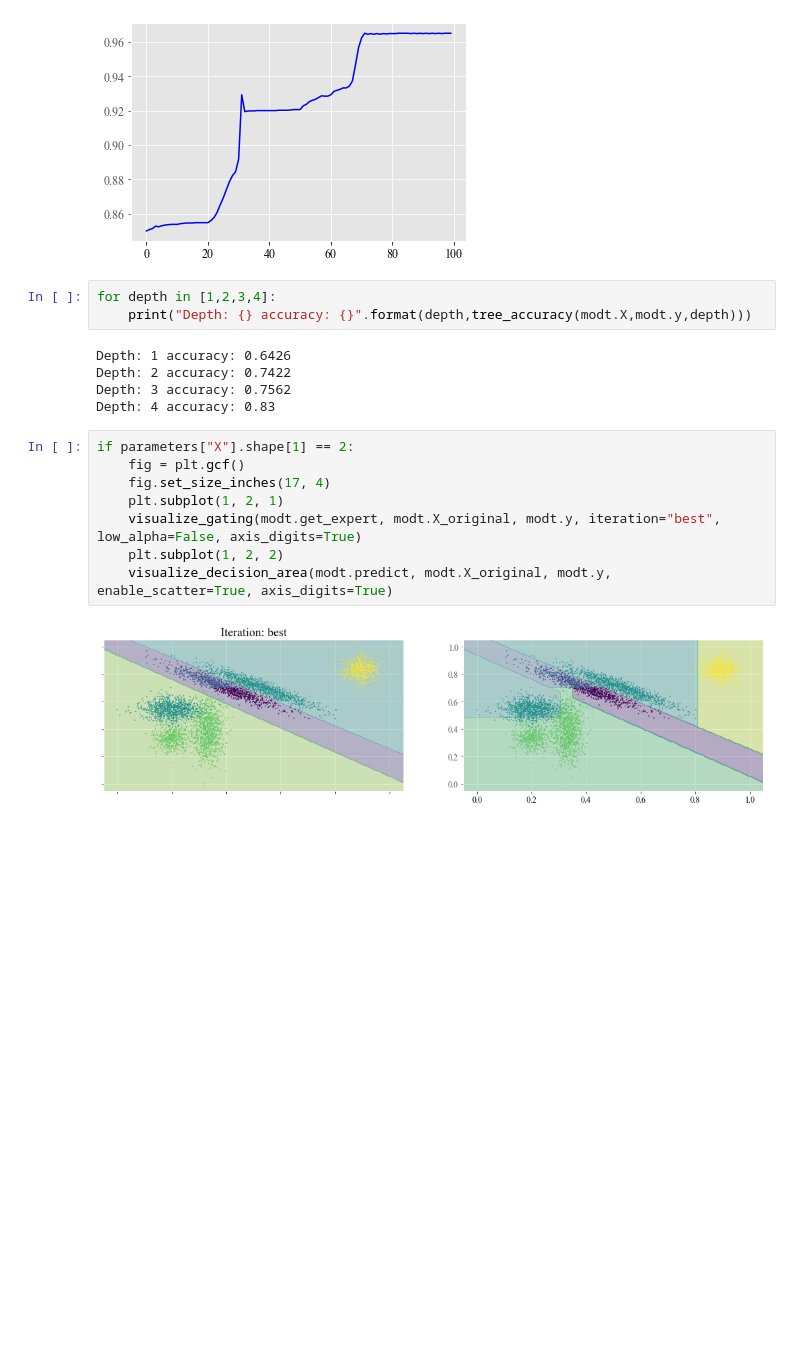
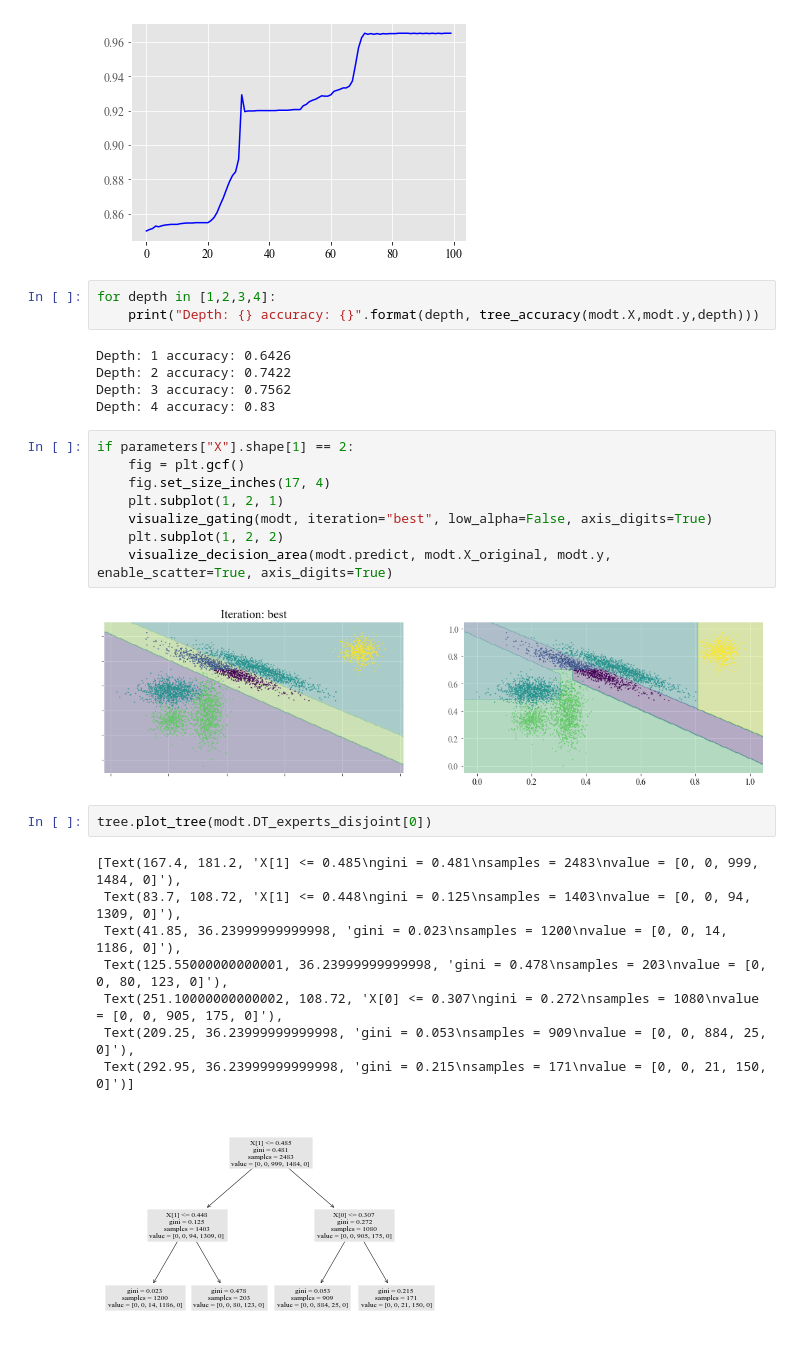
Before and after one commit to simsal0r/mixture-of-decision-trees, a Jupyter notebook: plotting/initialization.ipynb, the cells around one changed output. Saved outputs shown, nothing was run; the diff lists cells and outputs as text; blank space fills up the shorter version.

```diff
--- a/plotting/initialization.ipynb
+++ b/plotting/initialization.ipynb
@@ -80,7 +85,7 @@ Min:  0.85 Max:  0.965
 [figure]
 # %%
 for depth in [1,2,3,4]:
-    print("Depth: {} accuracy: {}".format(depth,tree_accuracy(modt.X,modt.y,depth)))
+    print("Depth: {} accuracy: {}".format(depth, tree_accuracy(modt.X,modt.y,depth)))
 # %% [output]
 Depth: 1 accuracy: 0.6426
 Depth: 2 accuracy: 0.7422
@@ -91,11 +96,22 @@ if parameters["X"].shape[1] == 2:
     fig = plt.gcf()
     fig.set_size_inches(17, 4)
     plt.subplot(1, 2, 1)
-    visualize_gating(modt.get_expert, modt.X_original, modt.y, iteration="best", low_alpha=False, axis_digits=True)
+    visualize_gating(modt, iteration="best", low_alpha=False, axis_digits=True)
     plt.subplot(1, 2, 2)
     visualize_decision_area(modt.predict, modt.X_original, modt.y, enable_scatter=True, axis_digits=True)
 # %% [output]
-[figure, old version]
+[figure, new version]
+# %%
+tree.plot_tree(modt.DT_experts_disjoint[0])
+# %% [output]
+[Text(167.4, 181.2, 'X[1] <= 0.485\ngini = 0.481\nsamples = 2483\nvalue = [0, 0, 999, 1484, 0]'),
+ Text(83.7, 108.72, 'X[1] <= 0.448\ngini = 0.125\nsamples = 1403\nvalue = [0, 0, 94, 1309, 0]'),
+ Text(41.85, 36.23999999999998, 'gini = 0.023\nsamples = 1200\nvalue = [0, 0, 14, 1186, 0]'),
+ Text(125.55000000000001, 36.23999999999998, 'gini = 0.478\nsamples = 203\nvalue = [0, 0, 80, 123, 0]'),
+ Text(251.10000000000002, 108.72, 'X[0] <= 0.307\ngini = 0.272\nsamples = 1080\nvalue = [0, 0, 905, 175, 0]'),
+ Text(209.25, 36.23999999999998, 'gini = 0.053\nsamples = 909\nvalue = [0, 0, 884, 25, 0]'),
+ Text(292.95, 36.23999999999998, 'gini = 0.215\nsamples = 171\nvalue = [0, 0, 21, 150, 0]')]
+[figure, added]
 # %%
 for expert in range(0,modt.n_experts):
     plot_disjoint_dt(modt,expert=expert,size=(17,5))
```
Also changed, not shown: parts of 4 cells of this notebook, 4 other files.
